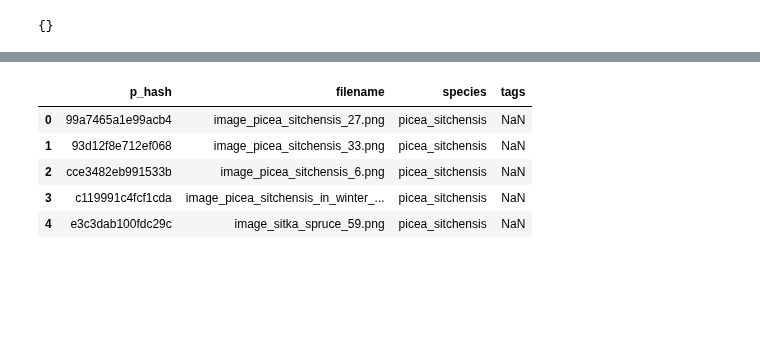
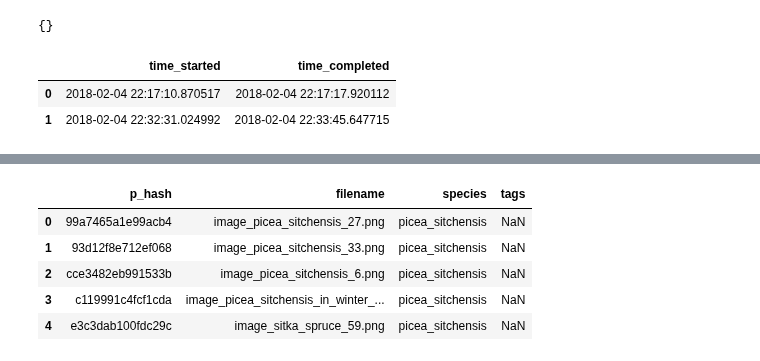
Before and after one commit to NathanielBlairStahn/tree-logic, a Jupyter notebook: scratchwork.ipynb, the cells around one changed output, grey strips where cells are left out. Drawn from its saved outputs; the diff is of its cells as text; code cells hidden in the pictures; blank space fills up the shorter version.

```diff
--- a/scratchwork.ipynb
+++ b/scratchwork.ipynb
@@ -115,0 +118,6 @@ manager.get_duplicates()
+# %%
+manager.syncs_df
+# %% [output]
+|  | time_started | time_completed |
+| 0 | 2018-02-04 22:17:10.870517 | 2018-02-04 22:17:17.920112 |
+| 1 | 2018-02-04 22:32:31.024992 | 2018-02-04 22:33:45.647715 |
```
Also changed, not shown: parts of 12 cells of this notebook, 4 other files.
